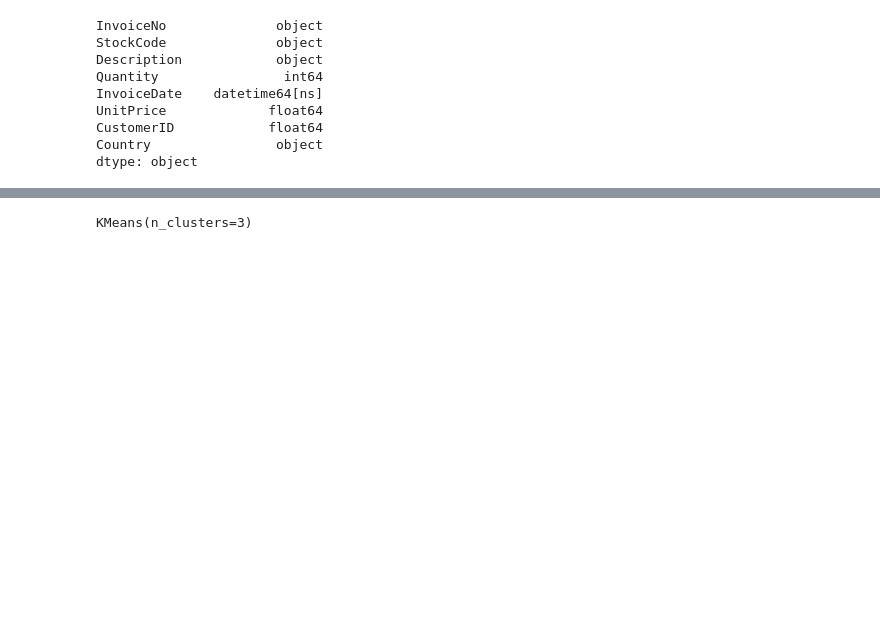
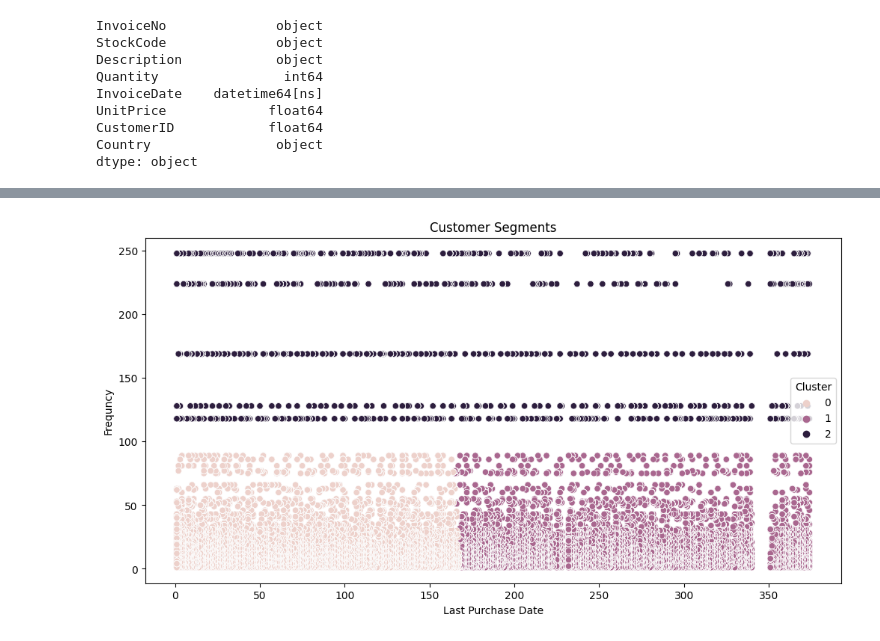
Before and after one commit to famakhan/customer_segmentation, a Jupyter notebook: customer-segmentation.ipynb, the cells around one changed output, grey strips where cells are left out. Drawn from its saved outputs; the diff is of its cells as text; code cells hidden in the pictures; blank space fills up the shorter version.

```diff
--- a/customer-segmentation.ipynb
+++ b/customer-segmentation.ipynb
@@ -100,13 +95,22 @@ This will become an error in seaborn v0.14.0; please update your code.
 from sklearn.preprocessing import StandardScaler
 
 scaler = StandardScaler()
-df_scaled = scaler.fit_transform(df[['last_purchase_date', 'Frequency', 'Quantity', 'UnitPrice', 'TotalAmount']])
+df_scaled = scaler.fit_transform(df[['last_purchase_date', 'Frequency', 'TotalAmount']])
 # %%
 #K-Means CLustering
 from sklearn.cluster import KMeans
-from sklearn.metrics import silhouette_score
 
 kmeans = KMeans(n_clusters = 3)
 kmeans.fit(df_scaled)
+
+df['Cluster'] = kmeans.labels_
-# %% [output]
-KMeans(n_clusters=3)
+# %%
+#Visualizing Clusters
+plt.figure(figsize=(12, 6))
+sns.scatterplot(x='last_purchase_date', y='Frequency', hue='Cluster' , data=df)
+plt.title('Customer Segments')
+plt.xlabel('Last Purchase Date')
+plt.ylabel('Frequncy')
+plt.show()
+# %% [output]
+[figure, added]
```
Also changed, not shown: parts of 1 cell of this notebook.
